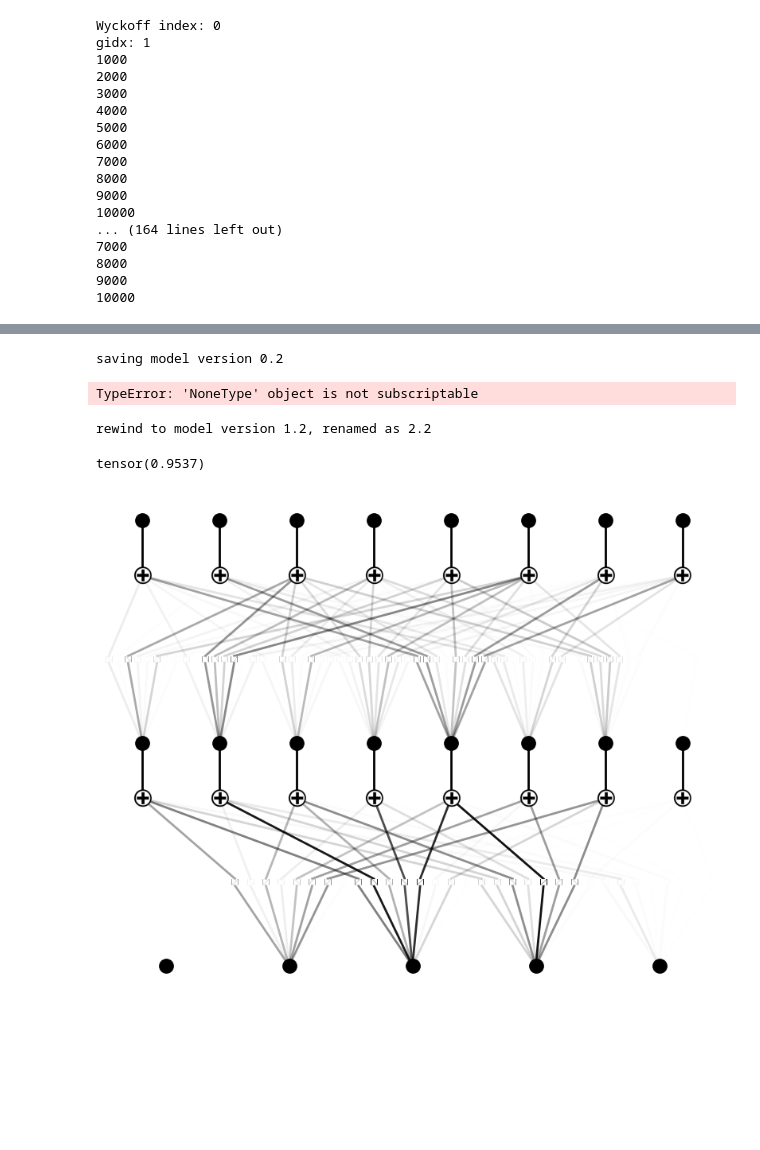
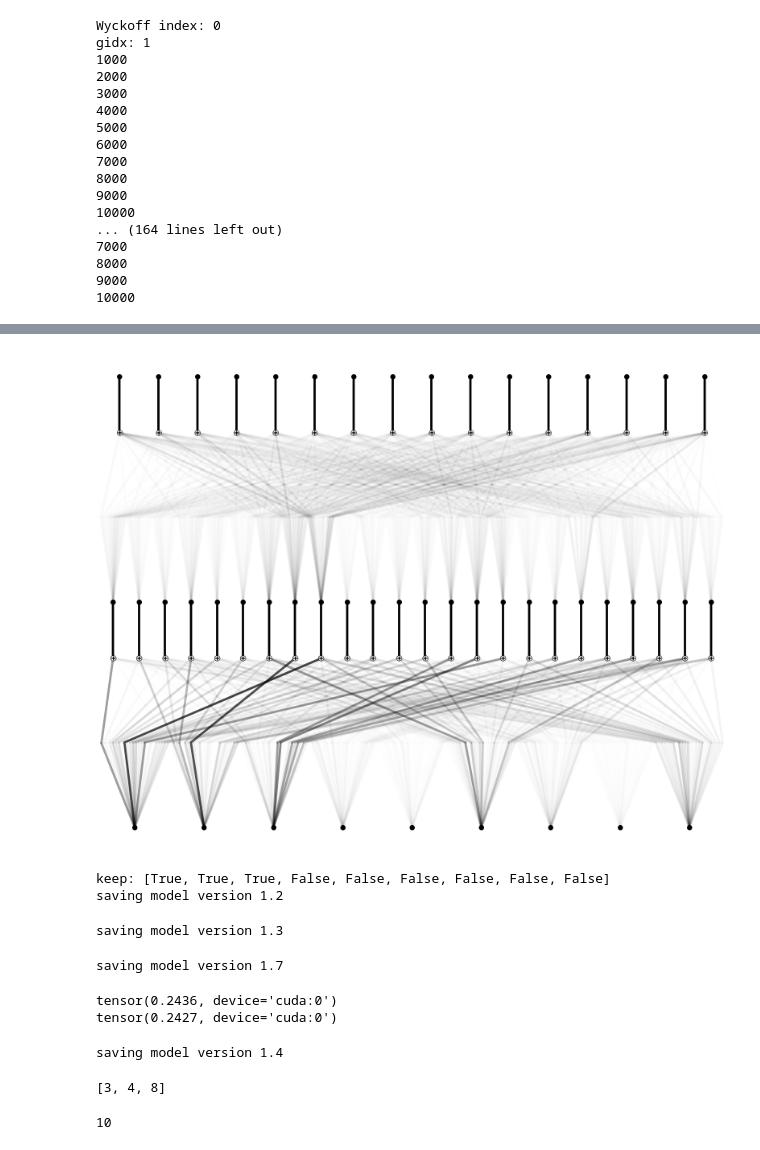
Before and after one commit to AliGhorashiCMT/Sparse-networks-for-topological-photonics, a Jupyter notebook: rectangular_lattices/kans_for_smooth.ipynb, the cells around one changed output, grey strips where cells are left out. Saved outputs shown, nothing was run; the diff lists cells and outputs as text; code cells hidden in the pictures; blank space fills up the shorter version.

```diff
--- a/rectangular_lattices/kans_for_smooth.ipynb
+++ b/rectangular_lattices/kans_for_smooth.ipynb
@@ -82,3 +86,5 @@ dataset_kan['train_input'] = input_data_shuffled[0:n_train, [*range(nGstart, nGs
 dataset_kan['test_input'] = input_data_shuffled[n_train:, [*range(nGstart, nGs)]].to(device)
 dataset_kan['train_label'] = symmetry_data_shuffled[0:n_train].long().to(device)
 dataset_kan['test_label'] = symmetry_data_shuffled[n_train:].long().to(device)
+# %%
+model = KAN.loadckpt('./band1');
@@ -85,5 +105,8 @@ dataset_kan['test_label'] = symmetry_data_shuffled[n_train:].long().to(device)
 # %%
-model = KAN(width=[5, 8, 8], grid=2, k=1, seed=1, device=device)
+n_class = 16
+if band_idx == 0:
+    n_class = 8
+#model = KAN(width=[9, 24, n_class], grid=5, k=1, seed=1, device=device)
 lr = 1
 def train_acc():
     return torch.mean((torch.argmax(model(dataset_kan['train_input']), dim=1) == dataset_kan['train_label']).type(dtype))
@@ -92,5 +115,5 @@ def test_acc():
     return torch.mean((torch.argmax(model(dataset_kan['test_input']), dim=1) == dataset_kan['test_label']).type(dtype))
 
 results = model.fit(dataset_kan, opt="LBFGS", steps=100, metrics=(train_acc, test_acc), loss_fn=torch.nn.CrossEntropyLoss(), lr=lr);
-#results = model.fit(dataset_kan, opt="LBFGS", steps=100, metrics=(train_acc, test_acc), loss_fn=torch.nn.CrossEntropyLoss(), lr=lr);
+model.attribute()
 # %% [output]
@@ -104,20 +125,36 @@ Train accuracy:  95.37  Test accuracy:  95.34
-# %%
-model = model.prune_node(threshold=0)
-# %% [output]
-saving model version 0.2
-# %%
-model.prune_edge(threshold=0)
-# %% [output]
-TypeError: 'NoneType' object is not subscriptable
-# %%
-model = model.rewind('0.2')
-# %% [output]
-rewind to model version 1.2, renamed as 2.2
-# %%
-(model(dataset_kan['train_input']).argmax(1) == dataset_kan['train_label']).sum()/80000
-# %% [output]
-tensor(0.9537)
-# %%
-model.plot(scale=1)
-# %% [output]
-[figure, removed]
+# %%
+model.plot(scale=2)
+#plt.savefig("./figures/TM-Band2-9774-9602.pdf")
+# %% [output]
+[figure, added]
+# %%
+model = model.prune_input(threshold=0.25)
+# %% [output]
+keep: [True, True, True, False, False, False, False, False, False]
+saving model version 1.2
+# %%
+model = model.prune_node(threshold=0.2)
+# %% [output]
+saving model version 1.3
+# %%
+model.prune_edge(threshold=0.005)
+# %% [output]
+saving model version 1.7
+# %%
+print((model(dataset_kan['train_input']).argmax(1) == dataset_kan['train_label']).sum()/80000)
+print((model(dataset_kan['test_input']).argmax(1) == dataset_kan['test_label']).sum()/80000)
+# %% [output]
+tensor(0.2436, device='cuda:0')
+tensor(0.2427, device='cuda:0')
+# %%
+model = model.refine(1)
+# %% [output]
+saving model version 1.4
+# %%
+model.width_in
+# %% [output]
+[3, 4, 8]
+# %%
+model.grid
+# %% [output]
+10
```
Also changed, not shown: parts of 64 cells of this notebook.
